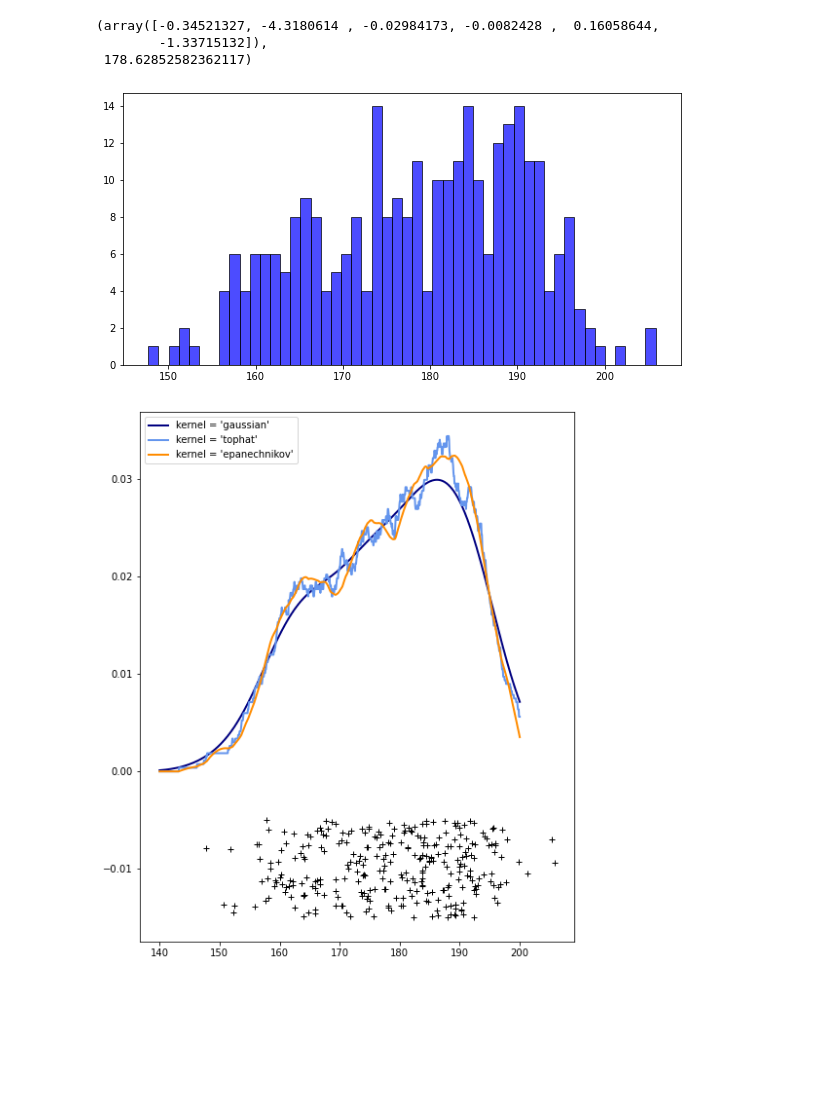
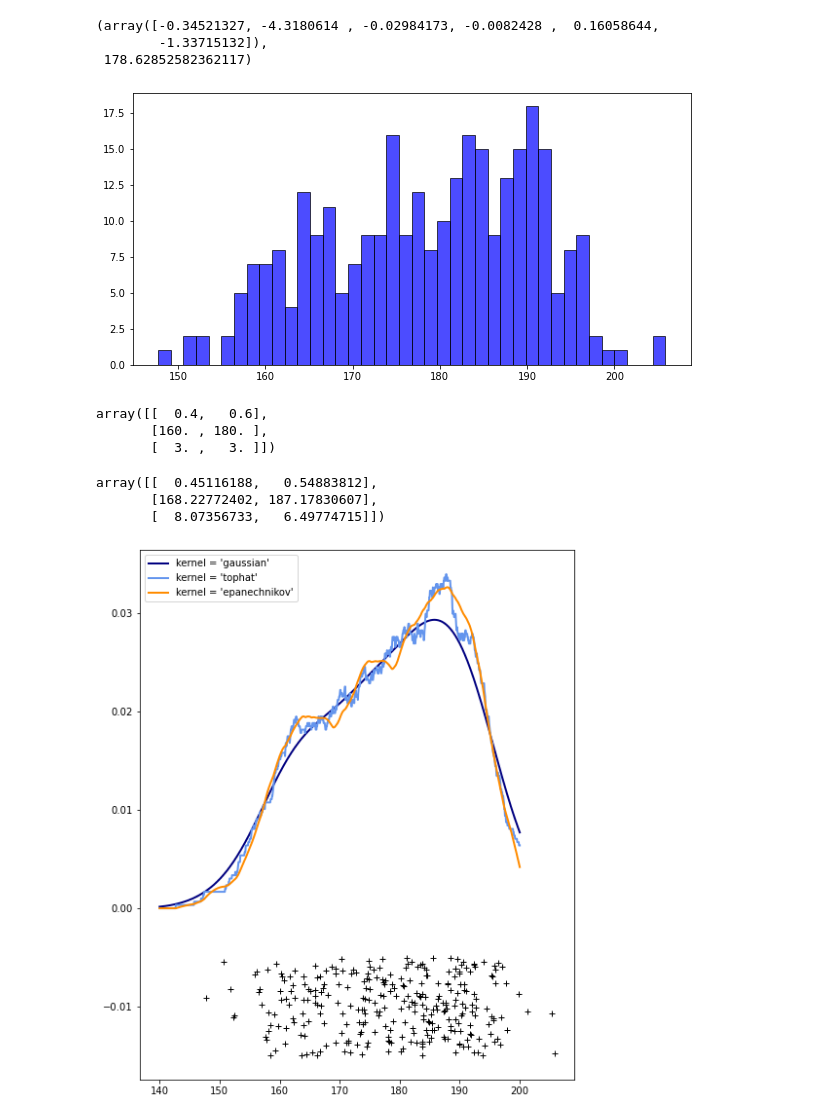
Before and after one commit to IXIXVI/graduate-first-year-homework, a Jupyter notebook: SUBGROUP论文/heart test/creatY.ipynb, the cells around one changed output. Drawn from its saved outputs; the diff is of its cells as text; code cells hidden in the pictures; blank space fills up the shorter version.

```diff
--- a/SUBGROUP论文/heart test/creatY.ipynb
+++ b/SUBGROUP论文/heart test/creatY.ipynb
@@ -38,7 +38,7 @@ ca0=(fitY-np.dot(Xnew,betaols0[0])).T
 # %%
 fig = plt.figure(figsize=(10,5))
 ax1 = fig.add_subplot()
-ax1.hist(ca0, bins=50,  facecolor="blue", edgecolor="black", alpha=0.7)
+ax1.hist(ca0, bins=40,  facecolor="blue", edgecolor="black", alpha=0.7)
 plt.show()
 # %% [output]
-[figure, old version]
+[figure, new version]
@@ -44,0 +47,6 @@ plt.show()
+# %%
+th0
+# %% [output]
+array([[  0.4,   0.6],
+       [160. , 180. ],
+       [  3. ,   3. ]])
@@ -45,3 +55,9 @@ plt.show()
+# %%
+testres
+# %% [output]
+array([[  0.45116188,   0.54883812],
+       [168.22772402, 187.17830607],
+       [  8.07356733,   6.49774715]])
 # %%
 ca=ca0[:,None]
 # %%
@@ -52,7 +68,7 @@ kernels = ["gaussian", "tophat", "epanechnikov"]
 lw = 2
 
 for color, kernel in zip(colors, kernels):
-    kde = KernelDensity(kernel=kernel, bandwidth=4.5).fit(ca)
+    kde = KernelDensity(kernel=kernel, bandwidth=5).fit(ca)
     log_dens = kde.score_samples(X_plot)
     ax.plot(
         X_plot[:, 0],
@@ -69,4 +85,4 @@ ax.plot(ca[:, 0], -0.005 - 0.01 * np.random.random(ca.shape[0]), "+k")
 
 plt.show()
 # %% [output]
-[figure, old version]
+[figure, new version]
```
Also changed, not shown: parts of 2 cells of this notebook, 3 other files.
